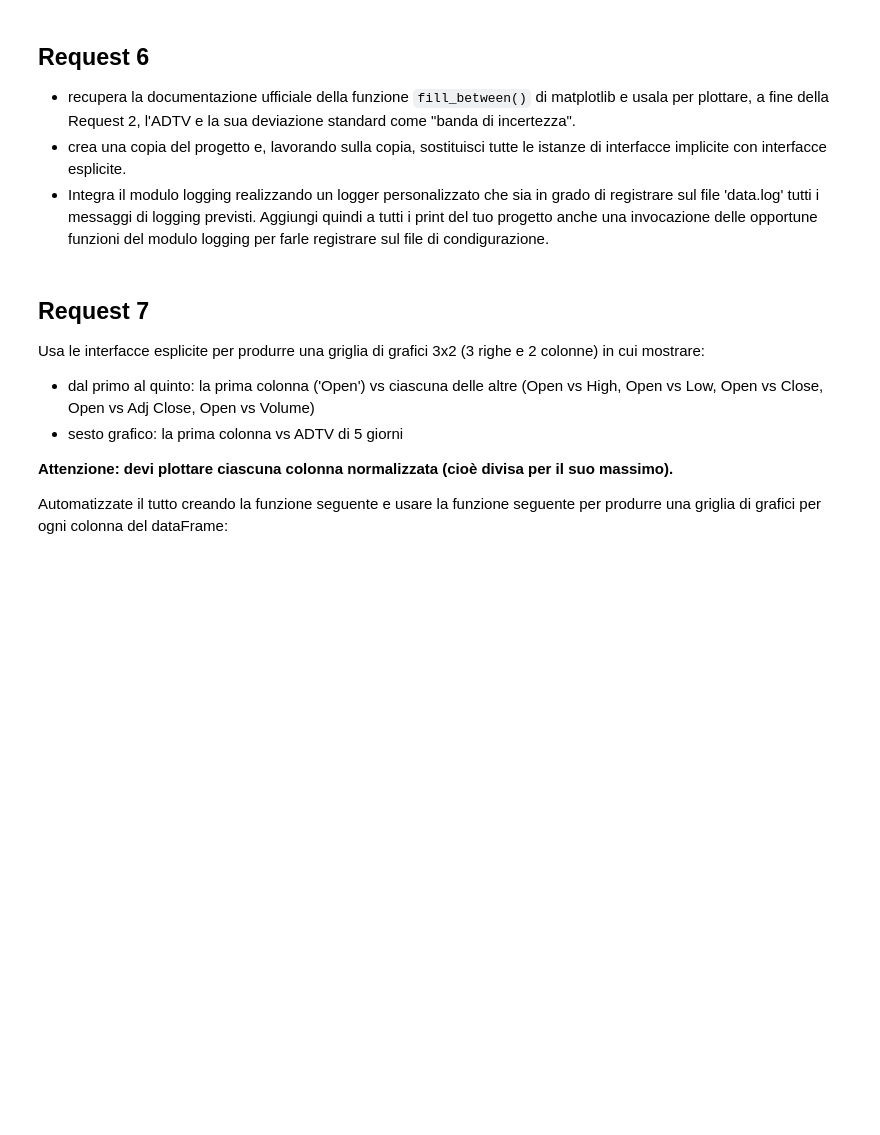
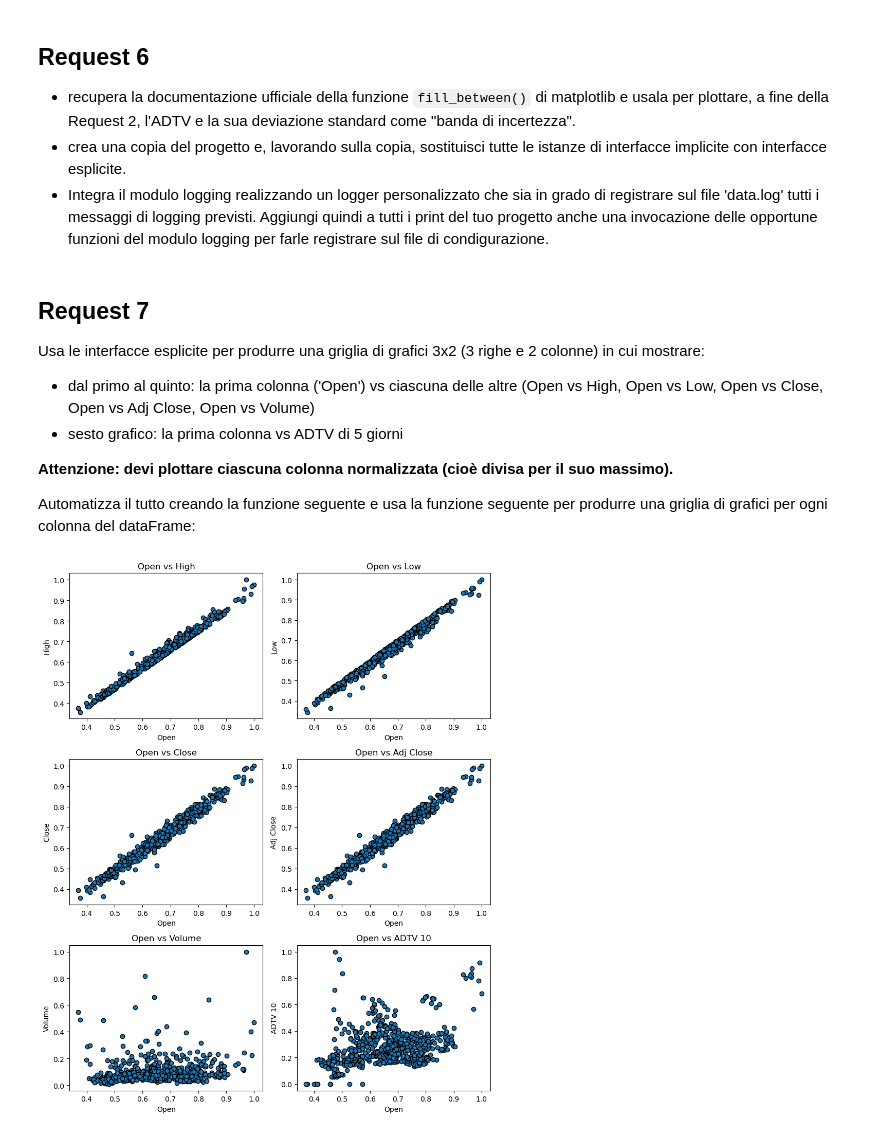
Before and after one commit to Latak1a/Room-3, a Jupyter notebook: Data Analysis with Tesla_Blank.ipynb, the cells around one changed output. Drawn from its saved outputs; the diff is of its cells as text; code cells hidden in the pictures; blank space fills up the shorter version.

```diff
--- a/Data Analysis with Tesla_Blank.ipynb
+++ b/Data Analysis with Tesla_Blank.ipynb
@@ -417,0 +442,15 @@ Directory with the same name already exists. No new directory is created.
+# %%
+import os
+
+directoryName = 'Ouptut_data'
+fileName = 'Modified_TSLA.csv'
+
+if os.path.isdir(f'./{directoryName}'):
+    print('Directory Output_data already present')
+else:
+    os.mkdir(directoryName)
+
+df_TSLA.to_csv(f'./{directoryName}/{fileName}', index = False)
+
+df = pd.read_csv(f'./{directoryName}/{fileName}')
+display(df)
@@ -430,26 +484,38 @@ Usa le interfacce esplicite per produrre una griglia di grafici 3x2 (3 righe e 2
 
 <b>Attenzione: devi plottare ciascuna colonna normalizzata (cioè divisa per il suo massimo).</b>
 
-Automatizzate il tutto creando la funzione seguente e usare la funzione seguente per produrre una griglia di grafici per ogni colonna del dataFrame:
+Automatizza il tutto creando la funzione seguente e usa la funzione seguente per produrre una griglia di grafici per ogni colonna del dataFrame:
 # %%
 def correlazioni(nomeColonnaPrincipale: str, df: pd.DataFrame):
+    df_ADTV = df['ADTV 10']
+    df = df.loc[:,'Open':'Volume']
+    df['ADTV 10'] = df_ADTV
+
     # 1 Individuare le colonne da plottare
     listaColonne = list(df.columns)
     listaColonne.remove(nomeColonnaPrincipale)
+
     # 2. Produrre la griglia di grafici 3x2
+    def daPosizioneAIndici(nRighe, nColonne) -> list[int]:
+        # da 3x2 a [[0,0], [0,1], [1,0], [1,1], [2,0], [2,1]]
+        return [[riga, colonna] for riga in range(nRighe) for colonna in range(nColonne)]
 
-    def daPosizioneAIndici() -> list[int]:
+    # Creo una griglia di grafici con nRighe righe e nColonne colonne
+    fig, axs = plt.subplots(3, 2, figsize = (9,11))
 
-        # da listaColonne a [[0,0], [0,1], [1,0], [1,1], [2,0], [2,1]]
-        listaIndici = []
-        ...
-        return listaIndici
-
-    listaIndici = daPosizioneAIndici()
-
-    for index, colonna in enumerate(listaColonne):
-        axs[listaIndici[index][0]][listaIndici[index][1]].scatter(df[nomeColonnaPrincipale]/df[nomeColonnaPrincipale].max(), df[colonna]/df[colonna].max())
-        axs[listaIndici[index][0]][listaIndici[index][1]].title(f"{nomeColonnaPrincipale} vs {colonna}")
+    listaIndici = daPosizioneAIndici(3, 2)
 
     # 3. Per ciascuna colonna da plottare, plottarla sul corrispettivo axs[i][j]
-    ...
+    for index, colonna in enumerate(listaColonne):
+        axs[listaIndici[index][0]][listaIndici[index][1]].scatter(df[nomeColonnaPrincipale]/df[nomeColonnaPrincipale].max(), df[colonna]/df[colonna].max(), edgecolors = 'black')
+        axs[listaIndici[index][0]][listaIndici[index][1]].set_title(f"{nomeColonnaPrincipale} vs {colonna}")
+        axs[listaIndici[index][0]][listaIndici[index][1]].set_xlabel(f"{nomeColonnaPrincipale}")
+        axs[listaIndici[index][0]][listaIndici[index][1]].set_ylabel(f"{colonna}")
+
+    #plt.subplots_adjust(hspace = 0.4)
+    fig.tight_layout()
+    plt.show()
+
+correlazioni(nomeColonnaPrincipale='Open', df = df_TSLA)
+# %% [output]
+[figure, added]
```
Also changed, not shown: parts of 10 cells of this notebook, 3 other files.
